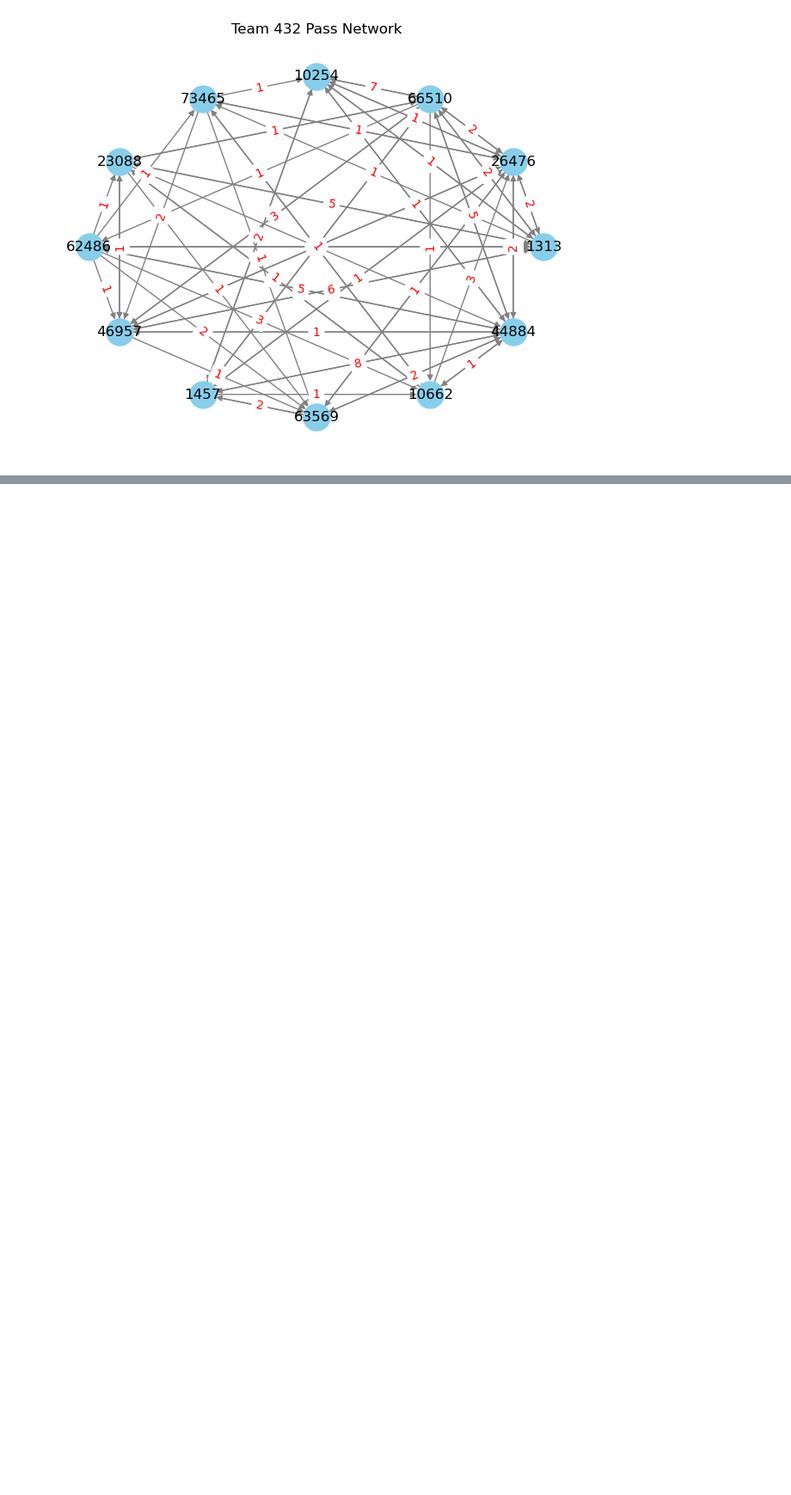
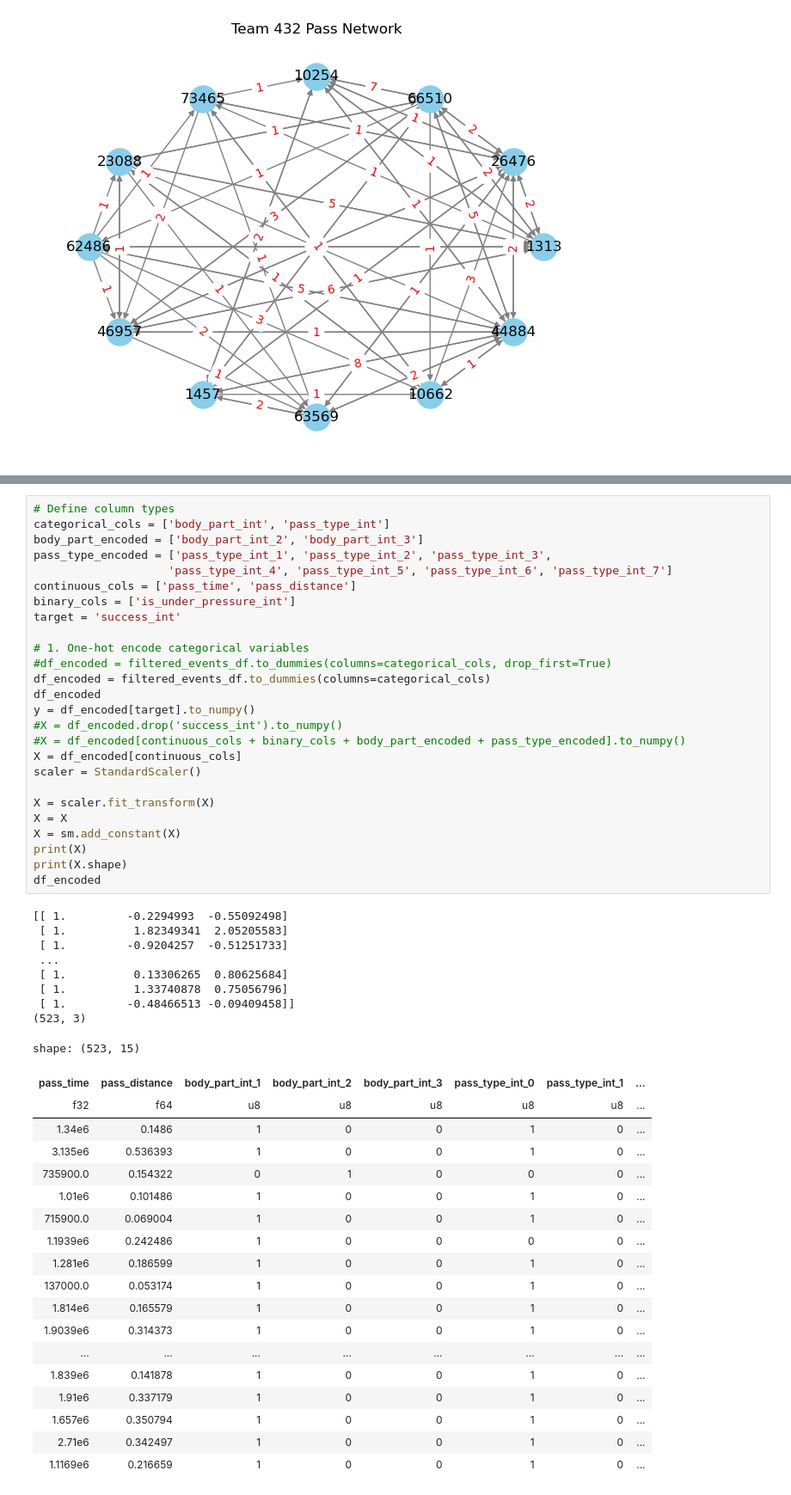
Before and after one commit to CodeMateo15/BiggsMarino_Hackathon2026, a Jupyter notebook: Soccer_Lineup.ipynb, the cells around one changed output, grey strips where cells are left out. Shown at 86% size. Drawn from its saved outputs; the diff is of its cells as text; blank space fills up the shorter version.

```diff
--- a/Soccer_Lineup.ipynb
+++ b/Soccer_Lineup.ipynb
@@ -784,0 +723,54 @@ plt.show()
+# %%
+# Define column types
+categorical_cols = ['body_part_int', 'pass_type_int']
+body_part_encoded = ['body_part_int_2', 'body_part_int_3']
+pass_type_encoded = ['pass_type_int_1', 'pass_type_int_2', 'pass_type_int_3',
+                    'pass_type_int_4', 'pass_type_int_5', 'pass_type_int_6', 'pass_type_int_7']
+continuous_cols = ['pass_time', 'pass_distance']
+binary_cols = ['is_under_pressure_int']
+target = 'success_int'
+
+# 1. One-hot encode categorical variables
+#df_encoded = filtered_events_df.to_dummies(columns=categorical_cols, drop_first=True)
+df_encoded = filtered_events_df.to_dummies(columns=categorical_cols)
+df_encoded
+y = df_encoded[target].to_numpy()
+#X = df_encoded.drop('success_int').to_numpy()
+#X = df_encoded[continuous_cols + binary_cols + body_part_encoded + pass_type_encoded].to_numpy()
+X = df_encoded[continuous_cols]
+scaler = StandardScaler()
+
+X = scaler.fit_transform(X)
+X = X
+X = sm.add_constant(X)
+print(X)
+print(X.shape)
+df_encoded
+# %% [output]
+[[ 1.         -0.2294993  -0.55092498]
+ [ 1.          1.82349341  2.05205583]
+ [ 1.         -0.9204257  -0.51251733]
+ ...
+ [ 1.          0.13306265  0.80625684]
+ [ 1.          1.33740878  0.75056796]
+ [ 1.         -0.48466513 -0.09409458]]
+(523, 3)
+shape: (523, 15)
+| pass_time | pass_distance | body_part_int_1 | body_part_int_2 | body_part_int_3 | pass_type_int_0 | pass_type_int_1 | ... |
+| f32 | f64 | u8 | u8 | u8 | u8 | u8 | ... |
+| 1.34e6 | 0.1486 | 1 | 0 | 0 | 1 | 0 | ... |
+| 3.135e6 | 0.536393 | 1 | 0 | 0 | 1 | 0 | ... |
+| 735900.0 | 0.154322 | 0 | 1 | 0 | 0 | 0 | ... |
+| 1.01e6 | 0.101486 | 1 | 0 | 0 | 1 | 0 | ... |
+| 715900.0 | 0.069004 | 1 | 0 | 0 | 1 | 0 | ... |
+| 1.1939e6 | 0.242486 | 1 | 0 | 0 | 0 | 0 | ... |
+| 1.281e6 | 0.186599 | 1 | 0 | 0 | 1 | 0 | ... |
+| 137000.0 | 0.053174 | 1 | 0 | 0 | 1 | 0 | ... |
+| 1.814e6 | 0.165579 | 1 | 0 | 0 | 1 | 0 | ... |
+| 1.9039e6 | 0.314373 | 1 | 0 | 0 | 1 | 0 | ... |
+| ... | ... | ... | ... | ... | ... | ... | ... |
+| 1.839e6 | 0.141878 | 1 | 0 | 0 | 1 | 0 | ... |
+| 1.91e6 | 0.337179 | 1 | 0 | 0 | 1 | 0 | ... |
+| 1.657e6 | 0.350794 | 1 | 0 | 0 | 1 | 0 | ... |
+| 2.71e6 | 0.342497 | 1 | 0 | 0 | 1 | 0 | ... |
+| 1.1169e6 | 0.216659 | 1 | 0 | 0 | 1 | 0 | ... |
```
Also changed, not shown: parts of 15 cells of this notebook.
